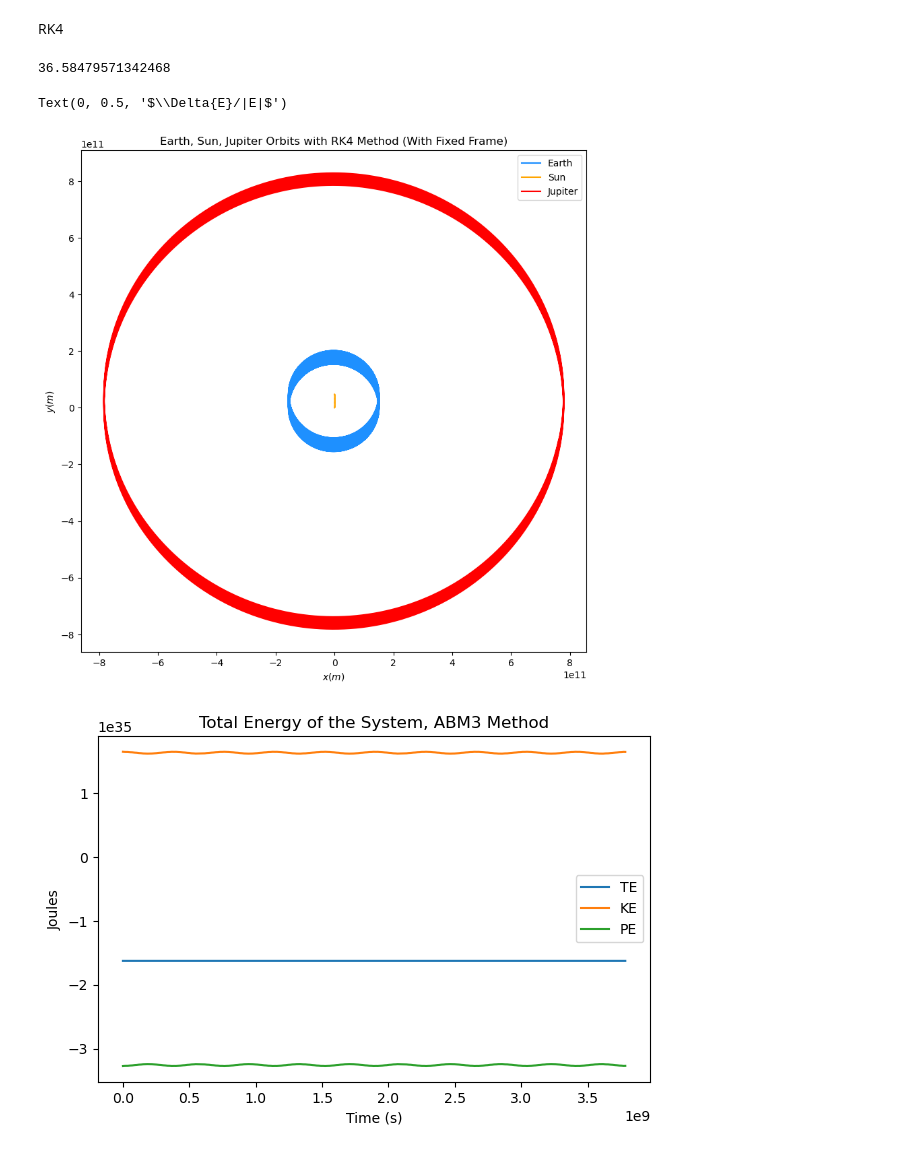
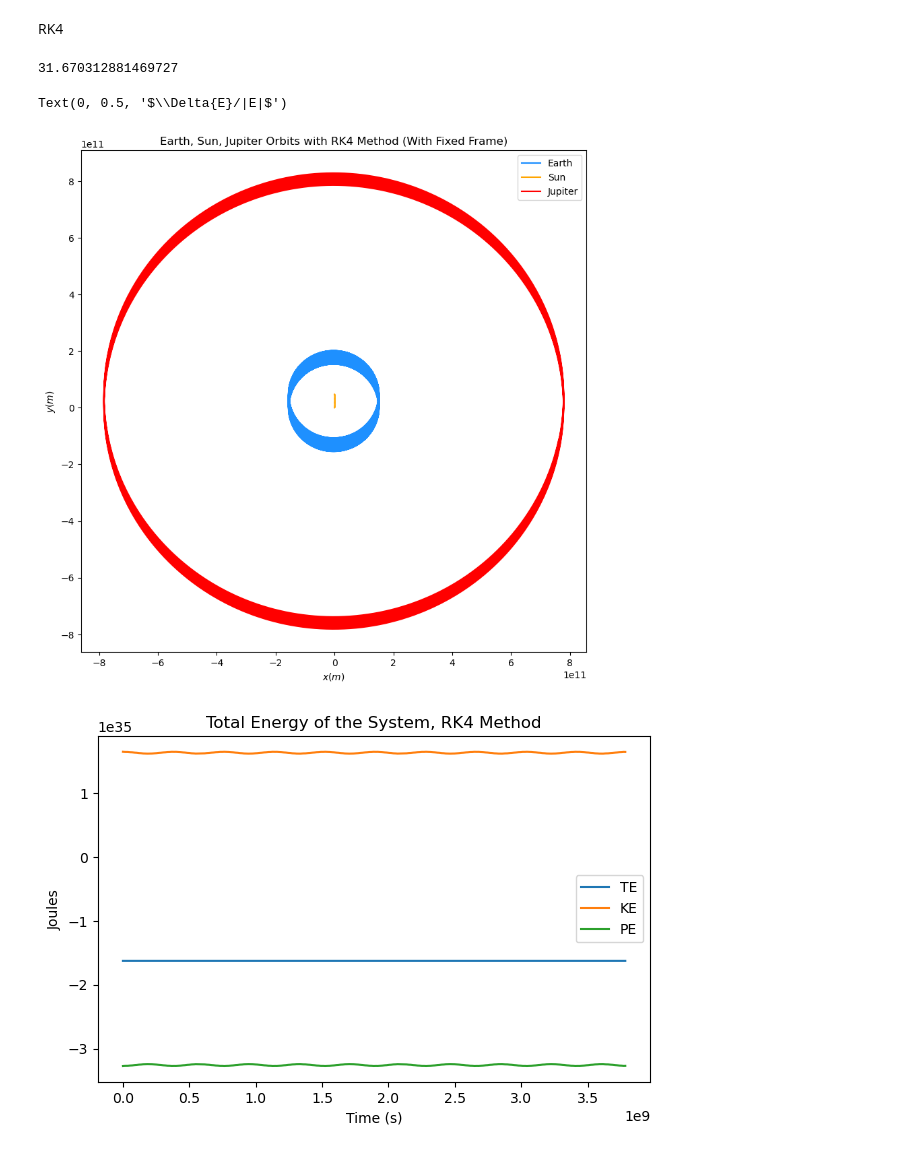
Before and after one commit to Zoinkadoinka/AE370-Project-1, a Jupyter notebook: Official Numerical Method Testing .ipynb, the cells around one changed output. Saved outputs shown, nothing was run; the diff lists cells and outputs as text; code cells hidden in the pictures.

Commit message:
finished rk4 graphs

```diff
--- a/Official Numerical Method Testing .ipynb
+++ b/Official Numerical Method Testing .ipynb
@@ -717,34 +717,34 @@ jupiter_velocity = np.array([u[:,15], u[:,16], u[:,17]]).T
 #Plotting Energy
 TotalEnergy = []
 TotalKineticEnergy = []
 TotalPotentialEnergy = []
 for i in range(len(times)):
     TE, KE, PE = Total_Energy(Me, Ms, Mj, earth_position[i], sun_position[i], jupiter_position[i], earth_velocity[i], sun_velocity[i], jupiter_velocity[i])
     TotalEnergy.append(TE)
     TotalKineticEnergy.append(KE)
     TotalPotentialEnergy.append(PE)
 
 ax2.plot(times, TotalEnergy, label = "TE")
 ax2.plot(times, TotalKineticEnergy, label = "KE")
 ax2.plot(times, TotalPotentialEnergy, label = "PE")
-ax2.set_title("Total Energy of the System, ABM3 Method")
+ax2.set_title("Total Energy of the System, RK4 Method")
 ax2.set_xlabel("Time (s)")
 ax2.set_ylabel("Joules")
 ax2.legend()
 
 #Change in Energy
 fig_energychange = plt.figure(figsize=(12, 8), tight_layout=True)
 
 ax3 = fig_energychange.add_subplot(222)
 
 deltaE = (TotalEnergy-TotalEnergy[0])/np.absolute(TotalEnergy[0])
 
 ax3.plot(times, deltaE)
-ax3.set_title("Change in Total Energy, ABM3 Method")
+ax3.set_title("Change in Total Energy, RK4 Method")
 ax3.set_xlabel("Time (s)")
 ax3.set_ylabel("$\Delta{E}/|E|$")
 # %% [output]
-36.58479571342468
+31.670312881469727
 Text(0, 0.5, '$\\Delta{E}/|E|$')
 [figure]
-[figure, old version]
+[figure, new version]
```
Also changed, not shown: parts of 4 cells of this notebook.
